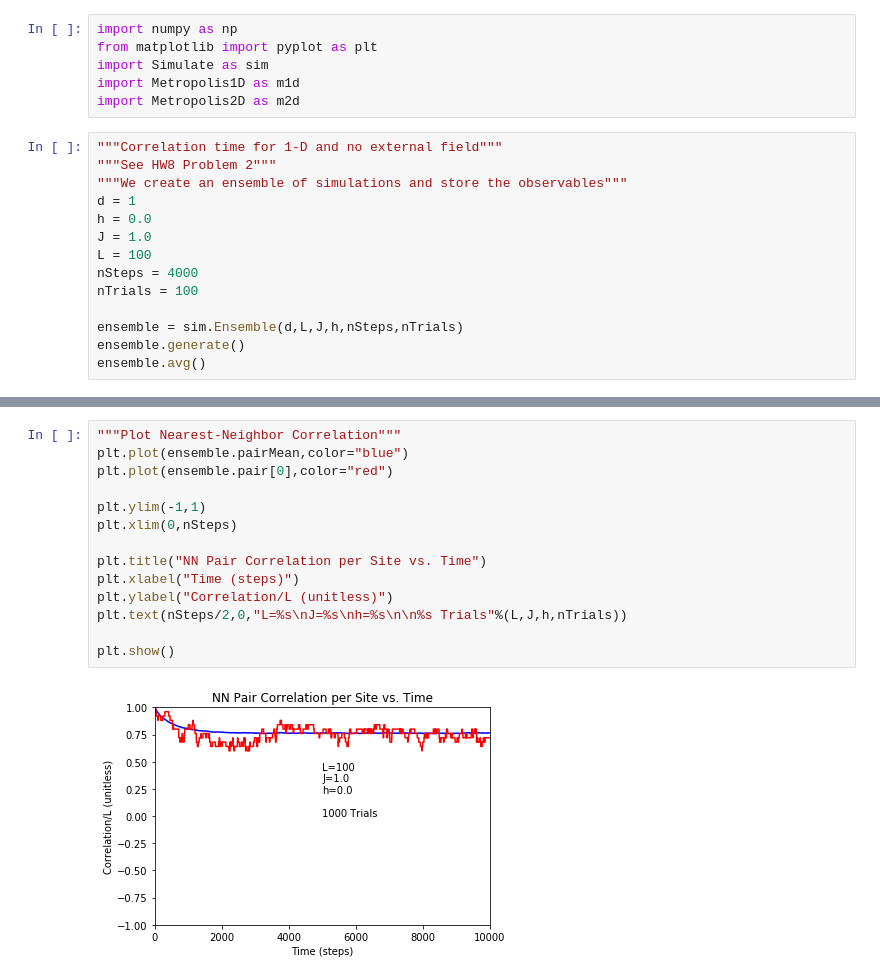
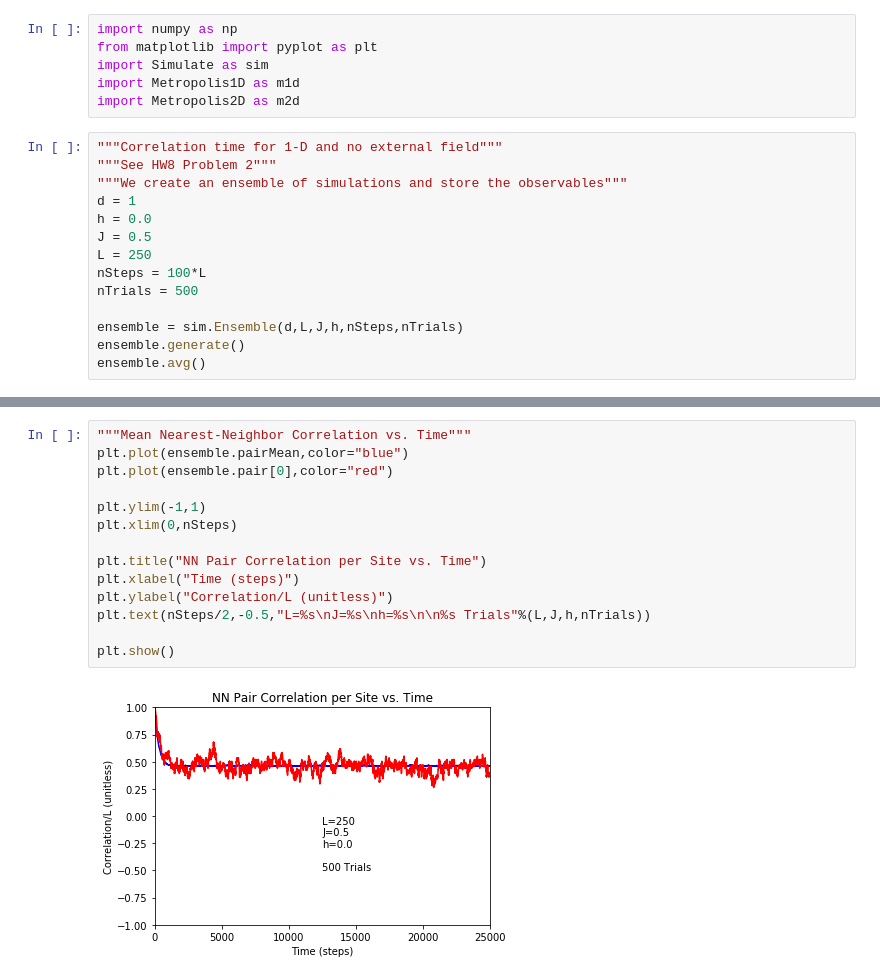
Before and after one commit to j-curtis/IsingMetro, a Jupyter notebook: Simulation-Analysis.ipynb, the cells around one changed output, grey strips where cells are left out. Cells and saved outputs as stored; diff of their text form.

```diff
--- a/Simulation-Analysis.ipynb
+++ b/Simulation-Analysis.ipynb
@@ -10,10 +10,10 @@ import Metropolis2D as m2d
 """We create an ensemble of simulations and store the observables"""
 d = 1
 h = 0.0
-J = 1.0
-L = 100
-nSteps = 4000
-nTrials = 100
+J = 0.5
+L = 250
+nSteps = 100*L
+nTrials = 500
 
 ensemble = sim.Ensemble(d,L,J,h,nSteps,nTrials)
 ensemble.generate()
@@ -54,16 +54,16 @@ plt.show()
 # %%
-"""Plot Nearest-Neighbor Correlation"""
+"""Mean Nearest-Neighbor Correlation vs. Time"""
 plt.plot(ensemble.pairMean,color="blue")
 plt.plot(ensemble.pair[0],color="red")
 
 plt.ylim(-1,1)
 plt.xlim(0,nSteps)
 
 plt.title("NN Pair Correlation per Site vs. Time")
 plt.xlabel("Time (steps)")
 plt.ylabel("Correlation/L (unitless)")
-plt.text(nSteps/2,0,"L=%s\nJ=%s\nh=%s\n\n%s Trials"%(L,J,h,nTrials))
+plt.text(nSteps/2,-0.5,"L=%s\nJ=%s\nh=%s\n\n%s Trials"%(L,J,h,nTrials))
 
 plt.show()
 # %% [output]
-[figure, old version]
+[figure, new version]
```
Also changed, not shown: parts of 4 cells of this notebook, 1 other file.
